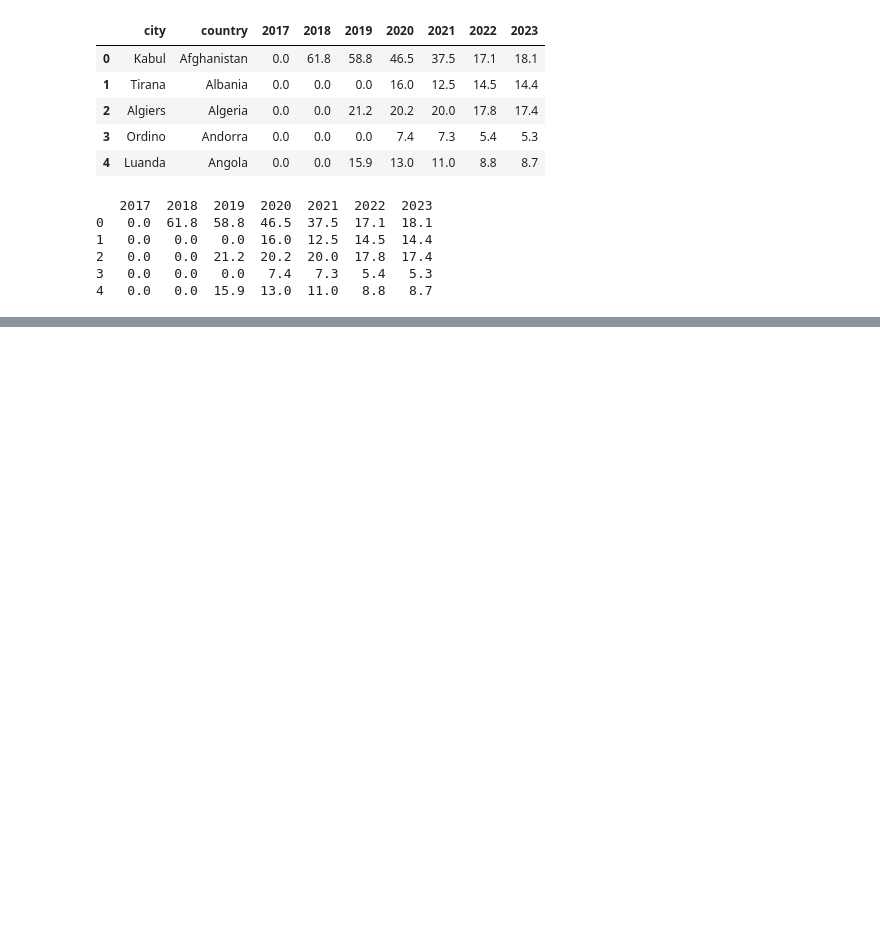
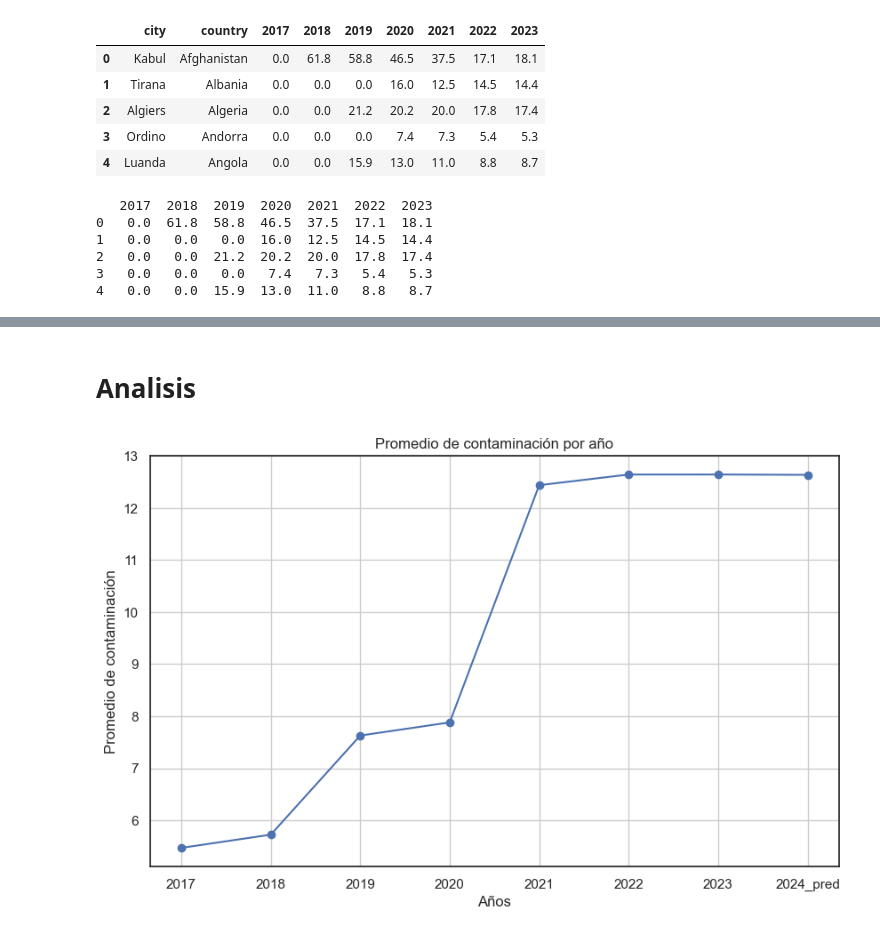
Before and after one commit to FrankRomeroT/H-bito, a Jupyter notebook: Dia 19/Contaminación del aire.ipynb, the cells around one changed output, grey strips where cells are left out. Cells and saved outputs as stored; diff of their text form; code cells hidden in the pictures; blank space fills up the shorter version.

```diff
--- a/Dia 19/Contaminación del aire.ipynb
+++ b/Dia 19/Contaminación del aire.ipynb
@@ -227,0 +274,14 @@ TypeError: LinearRegression.__new__() missing 2 required positional arguments: '
+# %% [markdown]
+# Analisis
+# %%
+promedio_años_nuevo = ['2017','2018','2019','2020','2021','2022','2023','2024_pred']
+promedio_años_2 = df2[promedio_años_nuevo].mean()
+plt.figure(figsize = (10,6))
+plt.plot(promedio_años_2 , marker = 'o')
+plt.xlabel('Años')
+plt.ylabel('Promedio de contaminación')
+plt.title('Promedio de contaminación por año')
+plt.grid(True)
+plt.show()
+# %% [output]
+[figure, added]
```
Also changed, not shown: parts of 12 cells of this notebook, 3 other files.
